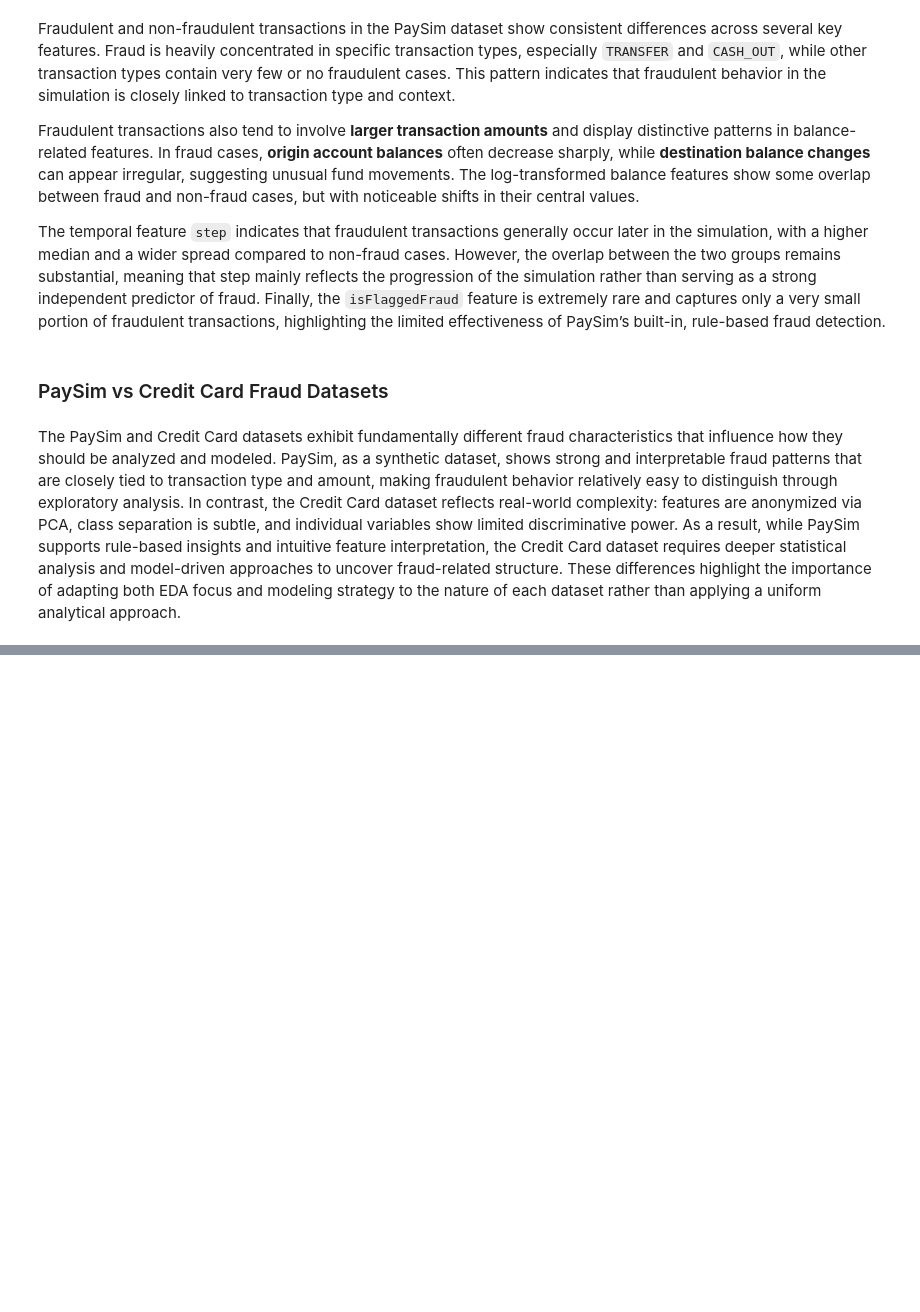
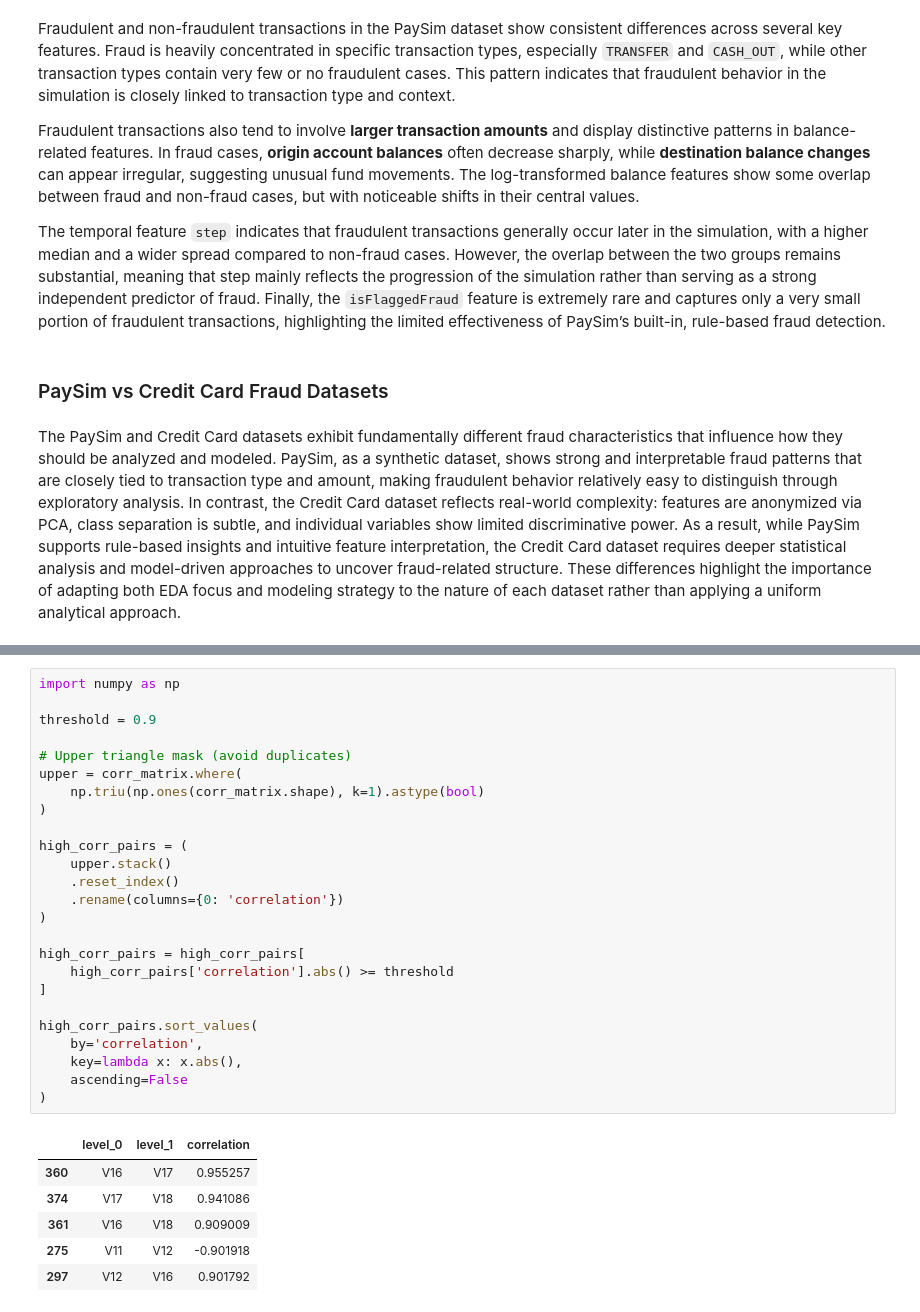
Before and after one commit to thisisehyas/Financial-Fraud-Detection-System, a Jupyter notebook: notebooks/EDA.ipynb, the cells around one changed output, grey strips where cells are left out. Saved outputs shown, nothing was run; the diff lists cells and outputs as text; blank space fills up the shorter version.

```diff
--- a/notebooks/EDA.ipynb
+++ b/notebooks/EDA.ipynb
@@ -821,0 +847,32 @@ The PaySim and Credit Card datasets exhibit fundamentally different fraud charac
+# %%
+import numpy as np
+
+threshold = 0.9
+
+# Upper triangle mask (avoid duplicates)
+upper = corr_matrix.where(
+    np.triu(np.ones(corr_matrix.shape), k=1).astype(bool)
+)
+
+high_corr_pairs = (
+    upper.stack()
+    .reset_index()
+    .rename(columns={0: 'correlation'})
+)
+
+high_corr_pairs = high_corr_pairs[
+    high_corr_pairs['correlation'].abs() >= threshold
+]
+
+high_corr_pairs.sort_values(
+    by='correlation',
+    key=lambda x: x.abs(),
+    ascending=False
+)
+# %% [output]
+|  | level_0 | level_1 | correlation |
+| 360 | V16 | V17 | 0.955257 |
+| 374 | V17 | V18 | 0.941086 |
+| 361 | V16 | V18 | 0.909009 |
+| 275 | V11 | V12 | -0.901918 |
+| 297 | V12 | V16 | 0.901792 |
```
Also changed, not shown: parts of 10 cells of this notebook.
